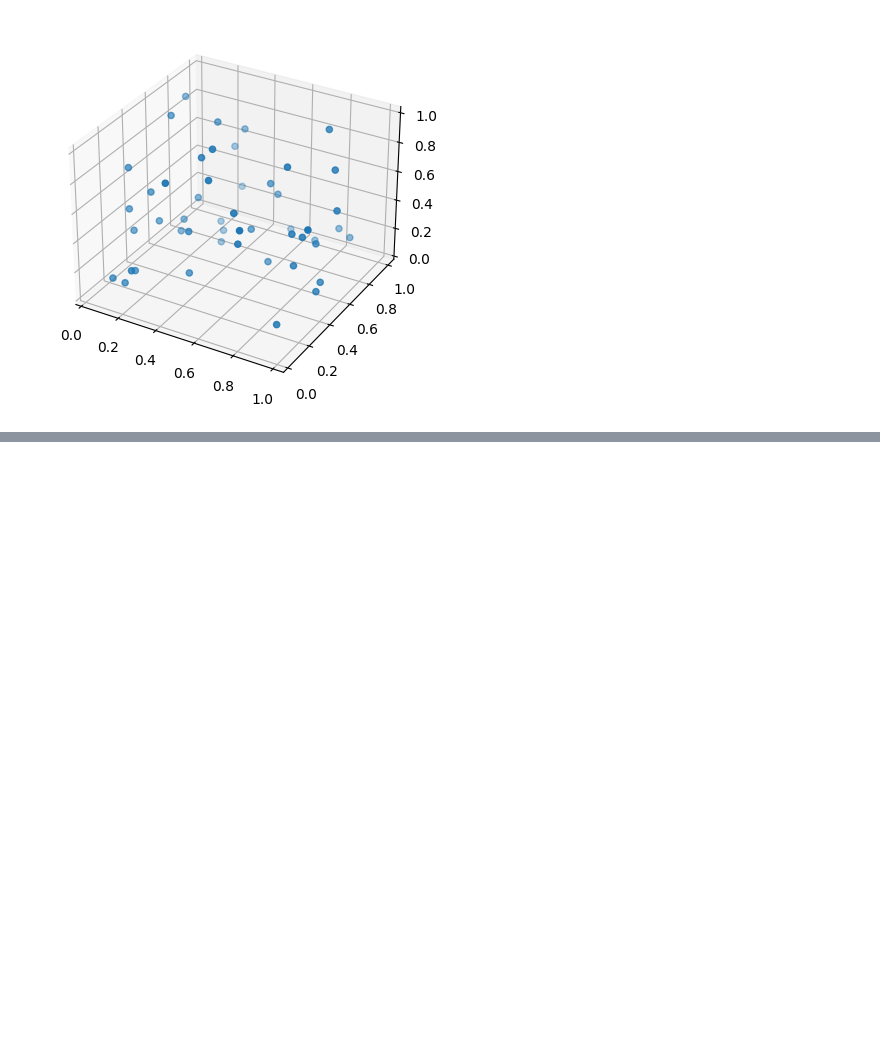
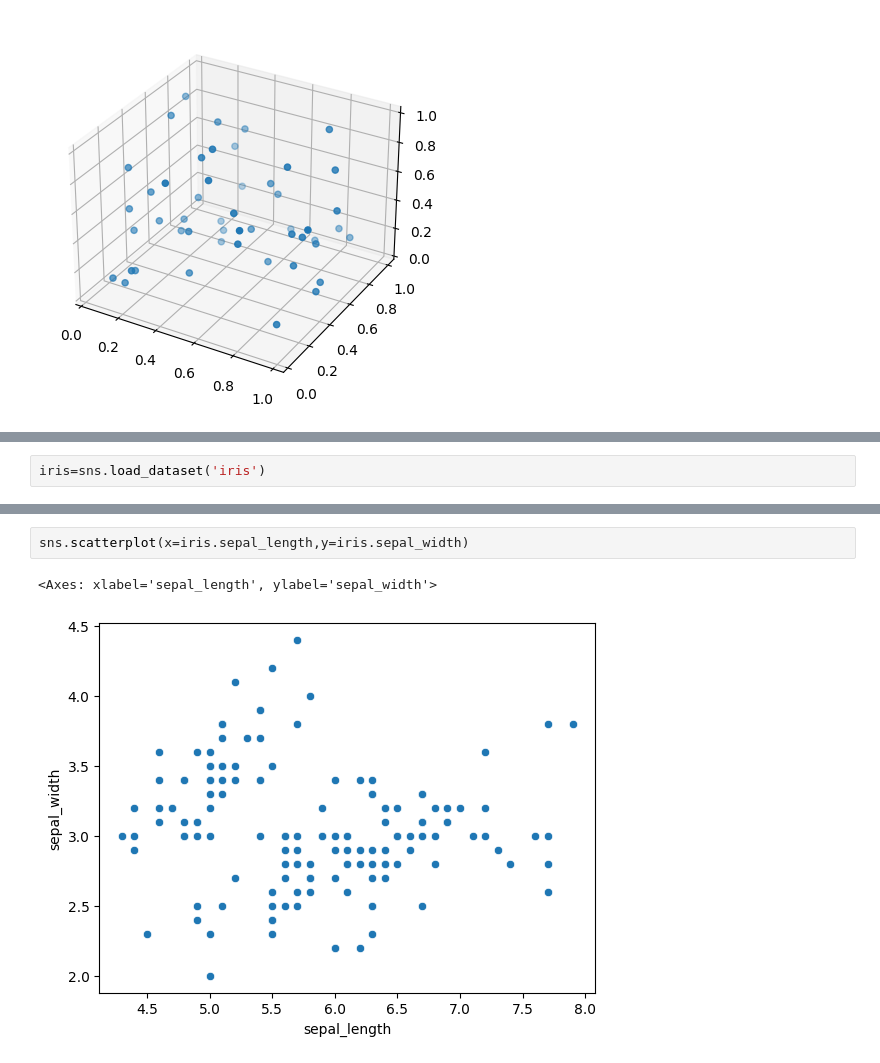
Before and after one commit to strangecod/360, a Jupyter notebook: Numpy.ipynb, the cells around one changed output, grey strips where cells are left out. Saved outputs shown, nothing was run; the diff lists cells and outputs as text; blank space fills up the shorter version.

```diff
--- a/Numpy.ipynb
+++ b/Numpy.ipynb
@@ -705,0 +710,2 @@ plt.show()
+# %%
+iris=sns.load_dataset('iris')
@@ -705,0 +728,5 @@ plt.show()
+# %%
+sns.scatterplot(x=iris.sepal_length,y=iris.sepal_width)
+# %% [output]
+<Axes: xlabel='sepal_length', ylabel='sepal_width'>
+[figure, added]
```
Also changed, not shown: parts of 22 cells of this notebook.
